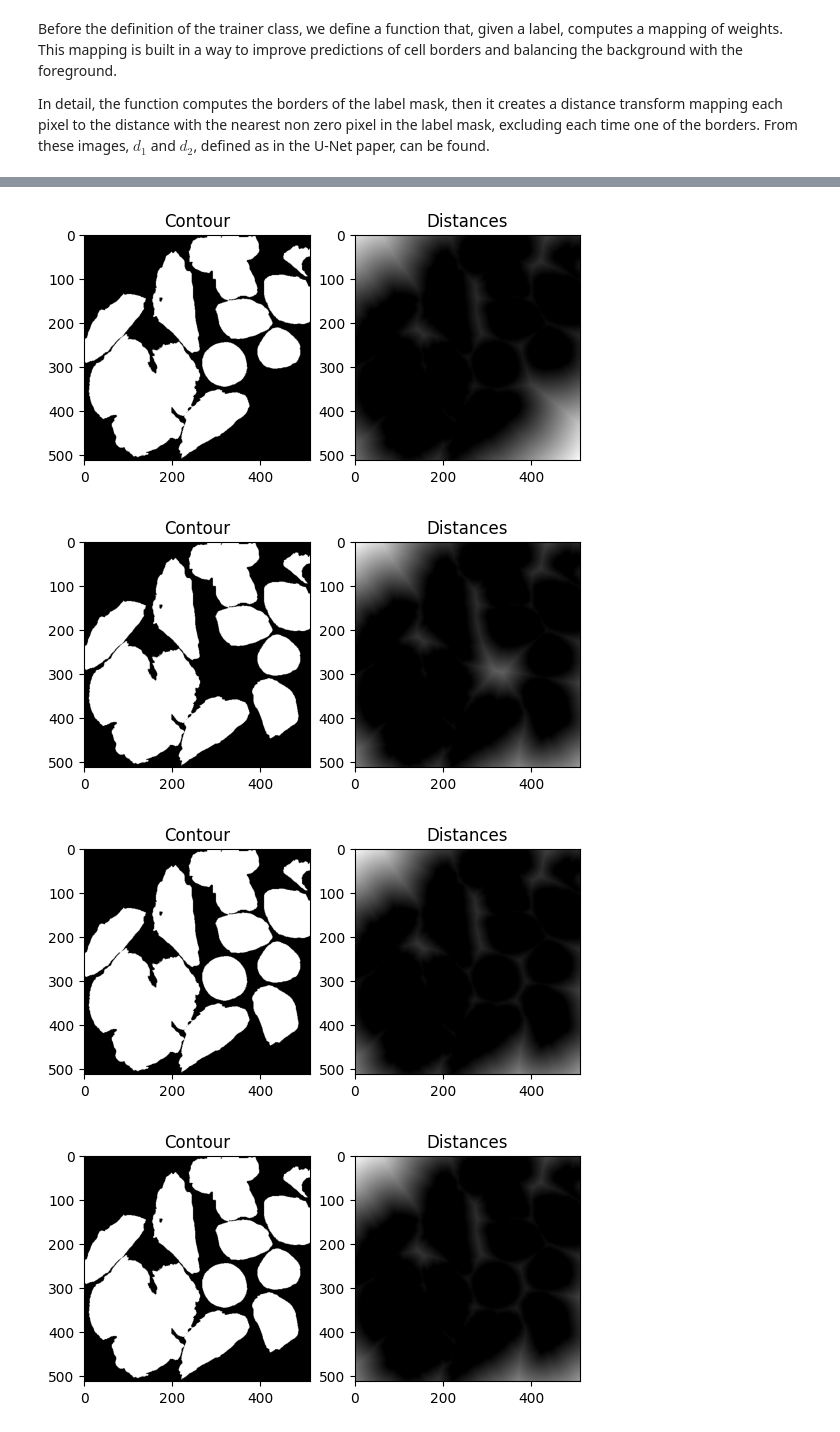
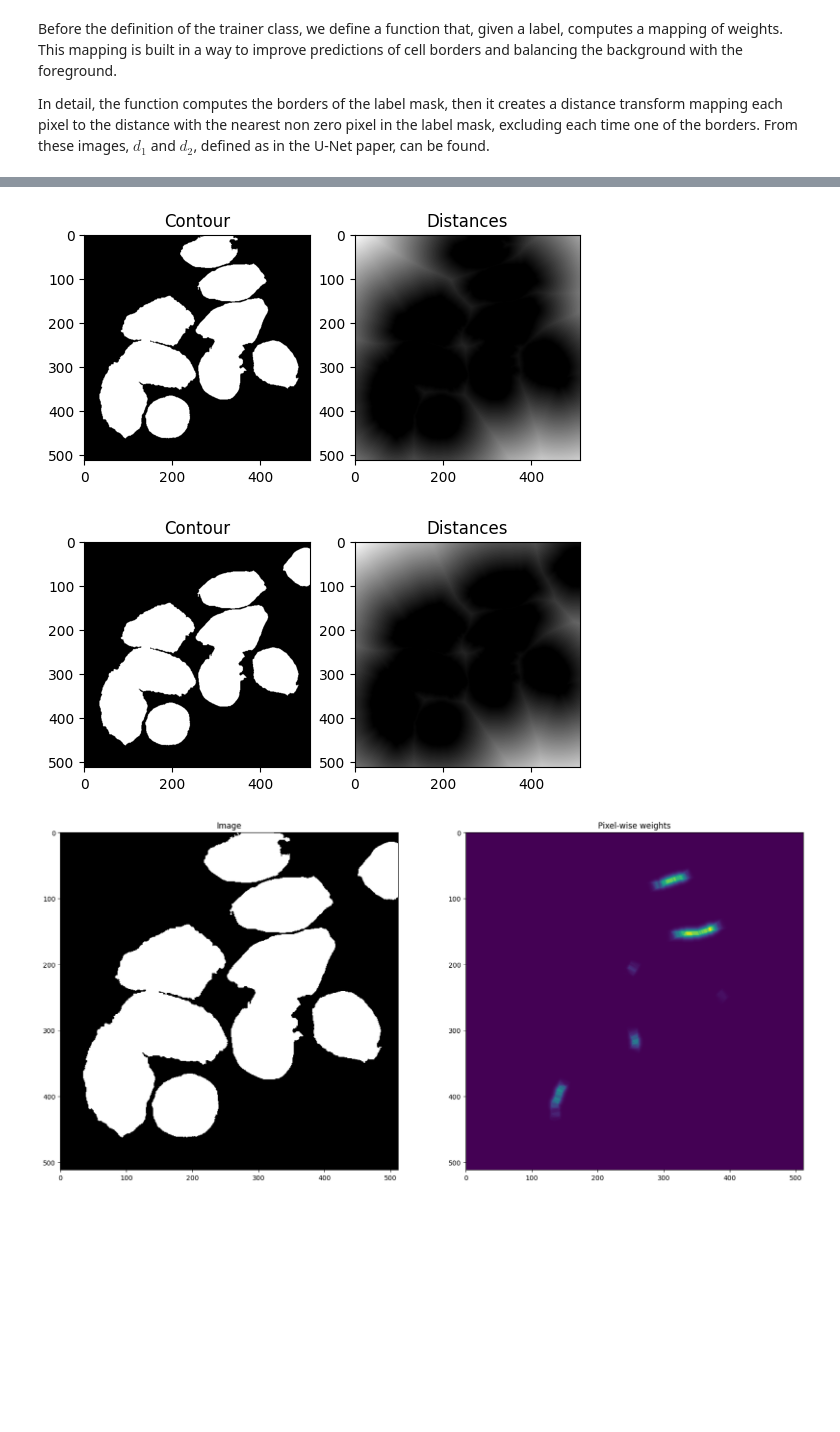
Before and after one commit to mattia01017/CNN-cell-segmentation, a Jupyter notebook: CNNcellSegm.ipynb, the cells around one changed output, grey strips where cells are left out. Saved outputs shown, nothing was run; the diff lists cells and outputs as text; code cells hidden in the pictures; blank space fills up the shorter version.

```diff
--- a/CNNcellSegm.ipynb
+++ b/CNNcellSegm.ipynb
@@ -128,7 +130,7 @@ def get_slices(dataset_shape, patch_size, stride):
     return slices
 
 
-def plot_img(ax, data, title="", cmap="grey"):
+def plot_img(ax, data, title="", cmap="gray"):
   ax.imshow(data, cmap=cmap)
   ax.set_title(title)
 # %% [output]
@@ -588,24 +643,38 @@ def weight_mapper(label, w0=10, sigma=5, plot=False):
     _, counts = np.unique(label, return_counts=True)
     freq = counts / label.size
 
-    return (1-freq[label]) + w0 * np.exp(-np.square(d0 + d1) / (2 * sigma**2))
+    return w0 * np.exp(-np.square(d0 + d1) / (2 * sigma**2))
+
+
+class DiceLoss(nn.Module):
+    def __init__(self):
+        super(DiceLoss, self).__init__()
+
+    def forward(self, outputs, targets):
+        targets = targets.float()
+        outputs = torch.sigmoid(outputs[:,:1])
+
+        numerator = 2 * outputs * targets + 0.1
+        denominator = outputs + targets + 0.1
+
+        return 1 - numerator / denominator
 
 
 class PixelwiseWeightedLoss(nn.Module):
-    def __init__(self, weight_mapper):
+    def __init__(self, weight_mapper, loss_factory):
         super(PixelwiseWeightedLoss, self).__init__()
         self.weight_mapper = weight_mapper
+        self.loss_factory = loss_factory
 
     def forward(self, outputs, targets):
         weights = torch.tensor(np.array([self.weight_mapper(t.cpu().numpy()) for t in targets]))
         weights = weights.to(device)
 
-        loss = nn.CrossEntropyLoss(reduction="none")(outputs, targets)
+        loss = self.loss_factory()(outputs, targets)
         return torch.mean(loss * weights)
 
 
-
-img = load_images(Path("DIC-C2DH-HeLa") / "01_ST" / "SEG", n=1, seed=3)[0]
+img = load_images(Path("DIC-C2DH-HeLa") / "01_ST" / "SEG", n=1)[0]
 weights = weight_mapper(img != 0, plot=True)
 
 fix, axs = plt.subplots(1, 2, figsize=(20,20))
@@ -620,4 +689,3 @@ plot_img(axs[1], weights, cmap="viridis", title="Pixel-wise weights")
-[figure, old version]
+[figure, new version]
-[figure, old version]
+[figure, new version]
-[figure, old version]
+[figure, new version]
-[figure, removed]
```
Also changed, not shown: parts of 7 cells of this notebook.
